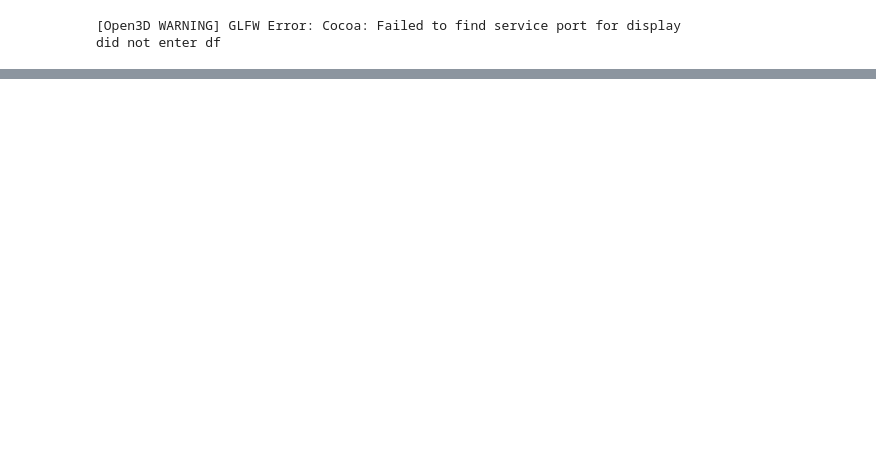
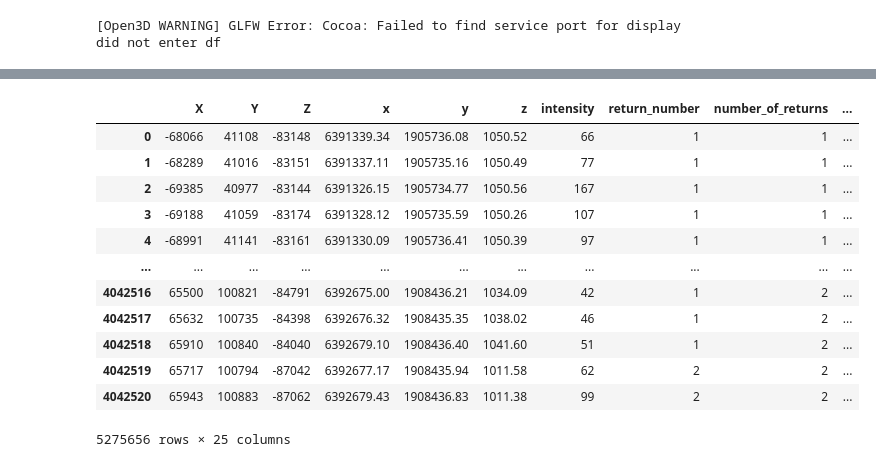
Before and after one commit to JuanCReyes1/lidar_processing, a Jupyter notebook: python38/esri_lidar.ipynb, the cells around one changed output, grey strips where cells are left out. Cells and saved outputs as stored; diff of their text form; code cells hidden in the pictures; blank space fills up the shorter version.

Commit message:
point cloud
added visualization for second pointcloud

```diff
--- a/python38/esri_lidar.ipynb
+++ b/python38/esri_lidar.ipynb
@@ -317,0 +294,19 @@ df = convert_laspy_pandas_esri(input_las=input_las)
+# %%
+input_las = load_laspy(r'/Users/juancreyes/Documents/lidar/esri_lidar_classification/merged/Tile_59.las')
+classifications = get_list_classifications(input_las=input_las)
+classifications_laspy =  get_classifications_laspy(input_las=input_las)
+#input_las.header.scales
+#classifications_laspy
+#input_las
+point_format_2 = input_las.point_format
+#list(point_format.dimension_names)
+
+class_selections = get_selected_classes(classifications=classifications, input_las=input_las)
+
+df_2 = convert_laspy_pandas_esri(input_las=input_las)
+
+combined_df_2 = create_combined_classifications_dataframe(class_selections=class_selections,df=df_2)
+classified_points_2 = create_laspy_from_dataframe(input_las=input_las,combined_df=combined_df_2)
+classified_points_numpy_scaled_laspy_2 = get_numpy_points_from_laspy_scaled(classified_points=classified_points_2)
+#Convert from laspy to numpy unscaled
+classified_points_numpy_unscaled_laspy_2 = get_numpy_points_from_laspy_unscaled(classified_points=classified_points)
@@ -318,3 +329,7 @@ df = convert_laspy_pandas_esri(input_las=input_las)
+# %%
+df["X_new"] = (df.X - 0*df.X.mean())
+df["Y_new"] = (df.Y - 0*df.Y.mean())
+df["Z_new"] = (df.Z - 0*df.Z.mean())
 # %%
 df
 # %% [output]
@@ -409,0 +356,4 @@ combined_df["x"]
+# %%
+df_2["X_new"] = (df_2.X - 0.92*df.X.mean())
+df_2["Y_new"] = (df_2.Y - 0.92*df.Y.mean())
+df_2["Z_new"] = (df_2.Z + 0.15*df.Z.mean())
@@ -409,0 +367,18 @@ combined_df["x"]
+# %%
+df_3 = pd.concat([df,df_2])
+# %%
+df_3
+# %% [output]
+|  | X | Y | Z | x | y | z | intensity | return_number | number_of_returns | ... |
+| 0 | -68066 | 41108 | -83148 | 6391339.34 | 1905736.08 | 1050.52 | 66 | 1 | 1 | ... |
+| 1 | -68289 | 41016 | -83151 | 6391337.11 | 1905735.16 | 1050.49 | 77 | 1 | 1 | ... |
+| 2 | -69385 | 40977 | -83144 | 6391326.15 | 1905734.77 | 1050.56 | 167 | 1 | 1 | ... |
+| 3 | -69188 | 41059 | -83174 | 6391328.12 | 1905735.59 | 1050.26 | 107 | 1 | 1 | ... |
+| 4 | -68991 | 41141 | -83161 | 6391330.09 | 1905736.41 | 1050.39 | 97 | 1 | 1 | ... |
+| ... | ... | ... | ... | ... | ... | ... | ... | ... | ... | ... |
+| 4042516 | 65500 | 100821 | -84791 | 6392675.00 | 1908436.21 | 1034.09 | 42 | 1 | 2 | ... |
+| 4042517 | 65632 | 100735 | -84398 | 6392676.32 | 1908435.35 | 1038.02 | 46 | 1 | 2 | ... |
+| 4042518 | 65910 | 100840 | -84040 | 6392679.10 | 1908436.40 | 1041.60 | 51 | 1 | 2 | ... |
+| 4042519 | 65717 | 100794 | -87042 | 6392677.17 | 1908435.94 | 1011.58 | 62 | 2 | 2 | ... |
+| 4042520 | 65943 | 100883 | -87062 | 6392679.43 | 1908436.83 | 1011.38 | 99 | 2 | 2 | ... |
+5275656 rows × 25 columns
```
Also changed, not shown: parts of 28 cells of this notebook, 2 other files.
